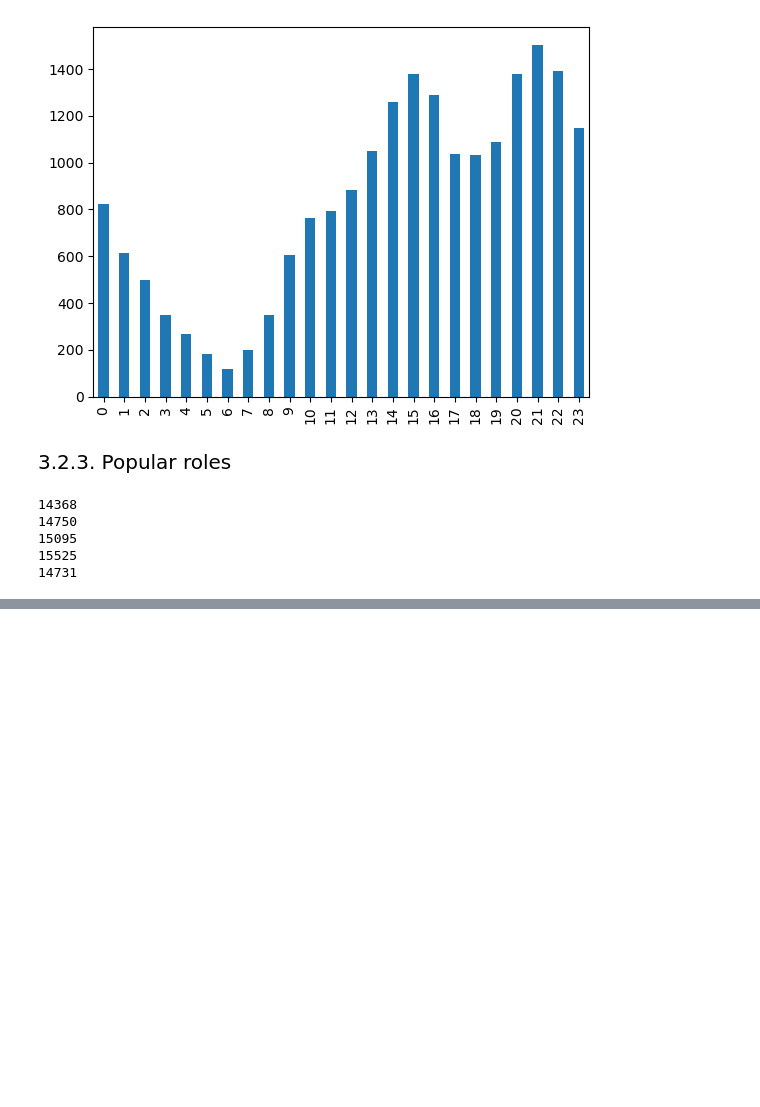
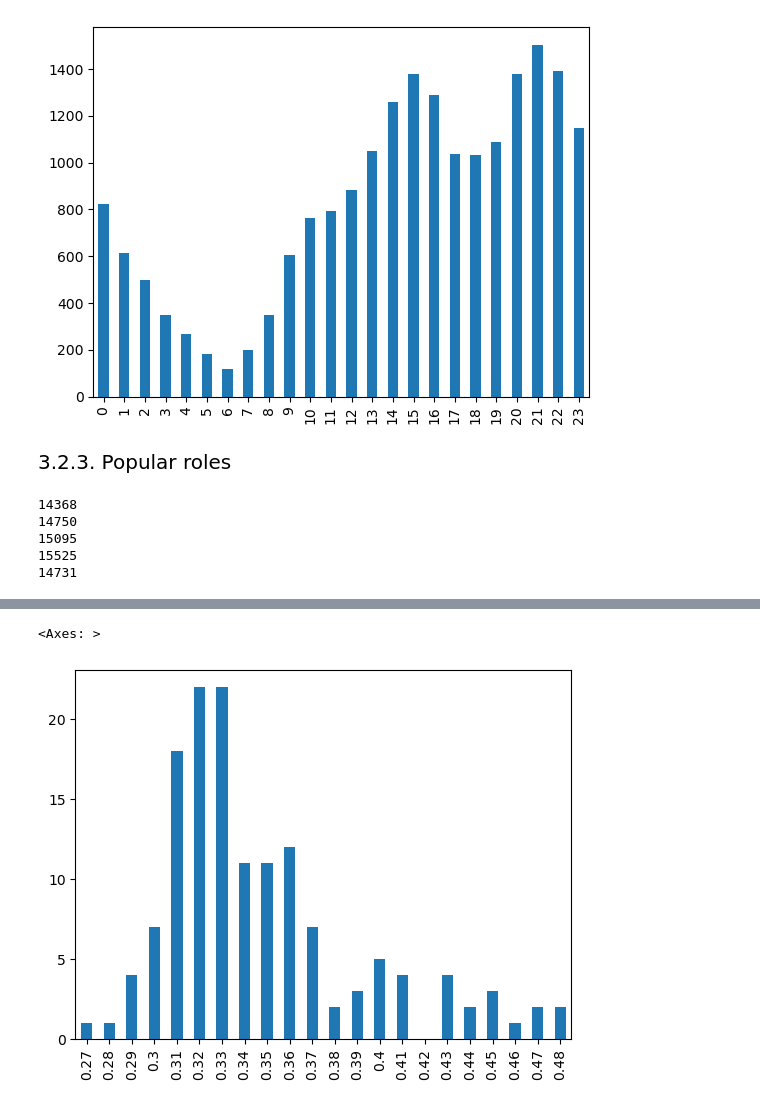
Before and after one commit to hnahtneyugn/LOL-Data-Processing-with-Python, a Jupyter notebook: codes.ipynb, the cells around one changed output, grey strips where cells are left out. Saved outputs shown, nothing was run; the diff lists cells and outputs as text; code cells hidden in the pictures; blank space fills up the shorter version.

```diff
--- a/codes.ipynb
+++ b/codes.ipynb
@@ -784,0 +914,5 @@ Zyra             [JUNGLE, UTILITY]
+# %%
+role_champion_power_distribution['MIDDLE'].sort_index().plot(kind = 'bar')
+# %% [output]
+<Axes: >
+[figure, added]
```
Also changed, not shown: parts of 23 cells of this notebook.
